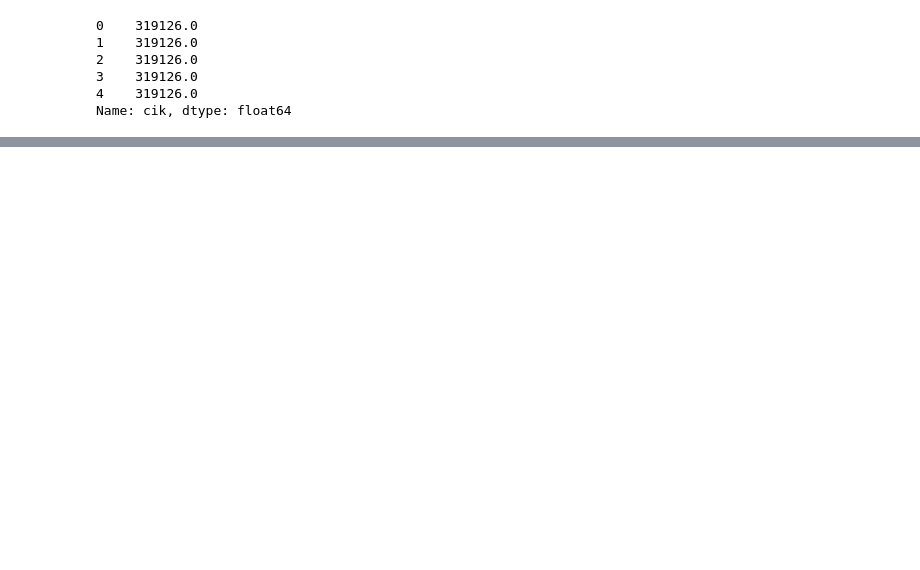
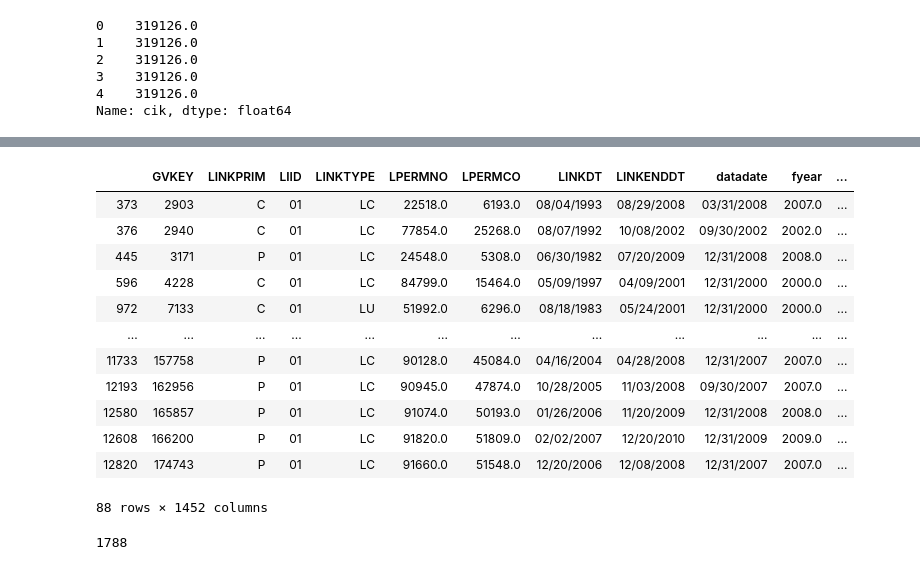
Before and after one commit to hannahho11/predict_bankruptcy, a Jupyter notebook: bankrupt_initial_eda.ipynb, the cells around one changed output, grey strips where cells are left out. Drawn from its saved outputs; the diff is of its cells as text; code cells hidden in the pictures; blank space fills up the shorter version.

```diff
--- a/bankrupt_initial_eda.ipynb
+++ b/bankrupt_initial_eda.ipynb
@@ -99,0 +140,4 @@ df_merge_11
+# %%
+mask = pd.to_datetime(df_merge['datadate']).dt.year + 1 == pd.to_datetime(df_merge['BANK_BEGIN_DATE']).dt.year
+
+df_merge['bankrupted'] = np.where(mask, 1,0)
@@ -99,0 +159,21 @@ df_merge_11
+# %%
+mask = pd.to_datetime(df_merge['datadate']).dt.year + 1 == pd.to_datetime(df_merge['BANK_BEGIN_DATE']).dt.year
+df_merge[mask]
+# %% [output]
+|  | GVKEY | LINKPRIM | LIID | LINKTYPE | LPERMNO | LPERMCO | LINKDT | LINKENDDT | datadate | fyear | ... |
+| 373 | 2903 | C | 01 | LC | 22518.0 | 6193.0 | 08/04/1993 | 08/29/2008 | 03/31/2008 | 2007.0 | ... |
+| 376 | 2940 | C | 01 | LC | 77854.0 | 25268.0 | 08/07/1992 | 10/08/2002 | 09/30/2002 | 2002.0 | ... |
+| 445 | 3171 | P | 01 | LC | 24548.0 | 5308.0 | 06/30/1982 | 07/20/2009 | 12/31/2008 | 2008.0 | ... |
+| 596 | 4228 | C | 01 | LC | 84799.0 | 15464.0 | 05/09/1997 | 04/09/2001 | 12/31/2000 | 2000.0 | ... |
+| 972 | 7133 | C | 01 | LU | 51992.0 | 6296.0 | 08/18/1983 | 05/24/2001 | 12/31/2000 | 2000.0 | ... |
+| ... | ... | ... | ... | ... | ... | ... | ... | ... | ... | ... | ... |
+| 11733 | 157758 | P | 01 | LC | 90128.0 | 45084.0 | 04/16/2004 | 04/28/2008 | 12/31/2007 | 2007.0 | ... |
+| 12193 | 162956 | P | 01 | LC | 90945.0 | 47874.0 | 10/28/2005 | 11/03/2008 | 09/30/2007 | 2007.0 | ... |
+| 12580 | 165857 | P | 01 | LC | 91074.0 | 50193.0 | 01/26/2006 | 11/20/2009 | 12/31/2008 | 2008.0 | ... |
+| 12608 | 166200 | P | 01 | LC | 91820.0 | 51809.0 | 02/02/2007 | 12/20/2010 | 12/31/2009 | 2009.0 | ... |
+| 12820 | 174743 | P | 01 | LC | 91660.0 | 51548.0 | 12/20/2006 | 12/08/2008 | 12/31/2007 | 2007.0 | ... |
+88 rows × 1452 columns
+# %%
+df_merge['cik'].nunique()
+# %% [output]
+1788
```
Also changed, not shown: parts of 20 cells of this notebook, 4 other files.
